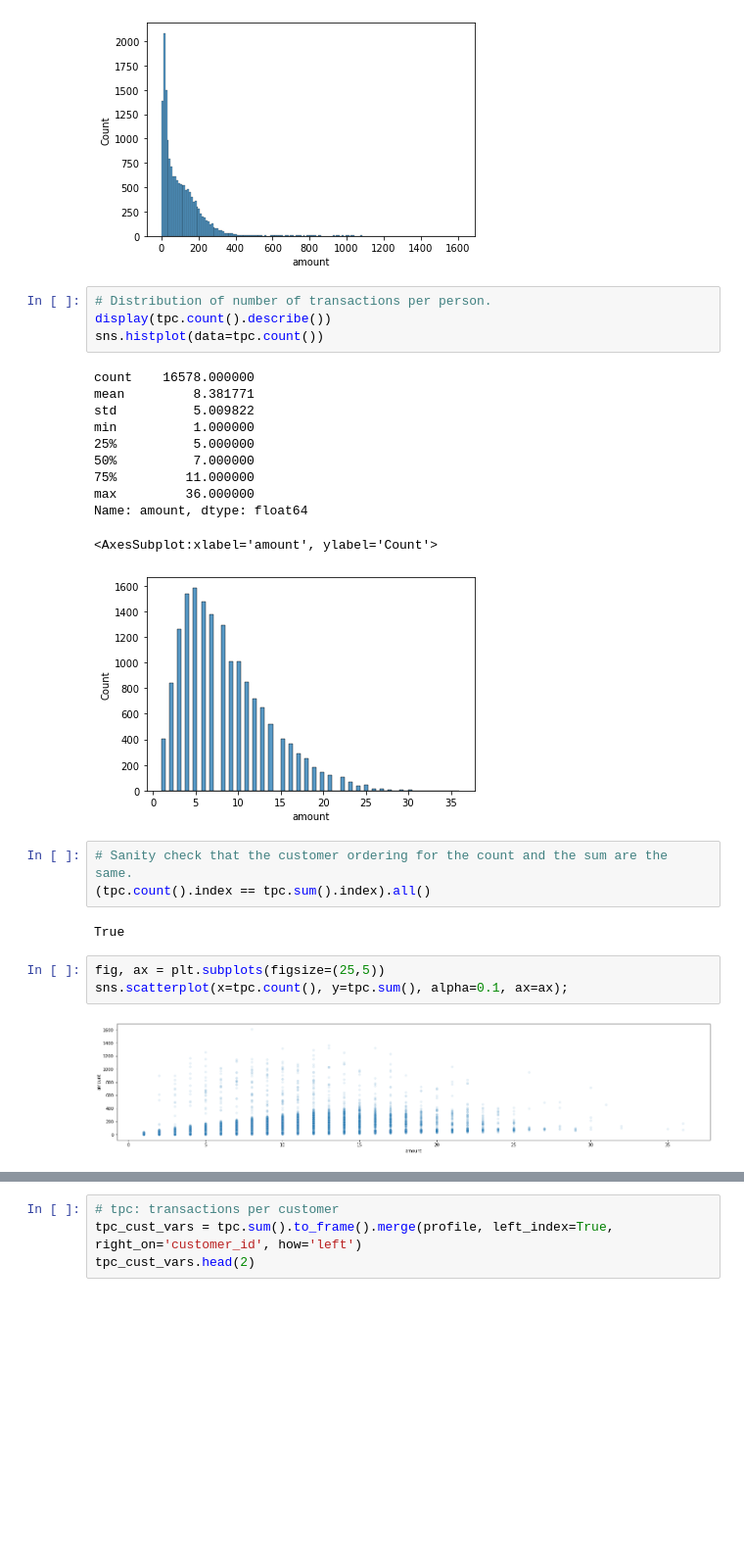
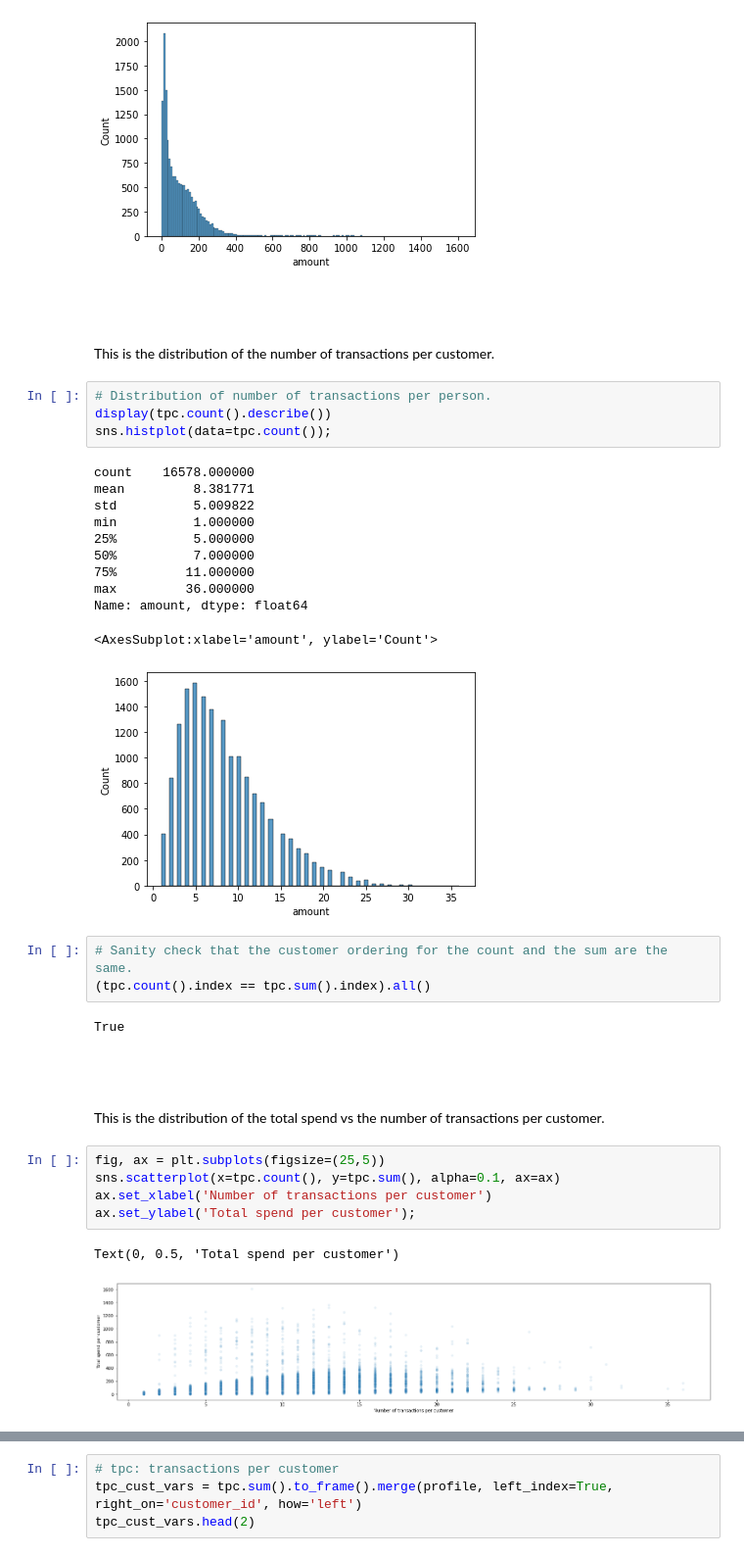
Before and after one commit to andrewKOwong/dsnd-starbucks, a Jupyter notebook: notebook-EDA.ipynb, the cells around one changed output, grey strips where cells are left out. Shown at 98% size. Cells and saved outputs as stored; diff of their text form; blank space fills up the shorter version.

```diff
--- a/notebook-EDA.ipynb
+++ b/notebook-EDA.ipynb
@@ -266,10 +291,14 @@ min          0.050000
 max       1608.690000
 Name: amount, dtype: float64
 [figure]
+# %% [markdown]
+<br><br>
+
+This is the distribution of the number of transactions per customer.
 # %%
 # Distribution of number of transactions per person.
 display(tpc.count().describe())
-sns.histplot(data=tpc.count())
+sns.histplot(data=tpc.count());
 # %% [output]
 count    16578.000000
 mean         8.381771
@@ -287,11 +316,18 @@ Name: amount, dtype: float64
 (tpc.count().index == tpc.sum().index).all()
 # %% [output]
 True
+# %% [markdown]
+<br><br>
+
+This is the distribution of the total spend vs the number of transactions per customer.
 # %%
 fig, ax = plt.subplots(figsize=(25,5))
-sns.scatterplot(x=tpc.count(), y=tpc.sum(), alpha=0.1, ax=ax);
+sns.scatterplot(x=tpc.count(), y=tpc.sum(), alpha=0.1, ax=ax)
+ax.set_xlabel('Number of transactions per customer')
+ax.set_ylabel('Total spend per customer');
 # %% [output]
+Text(0, 0.5, 'Total spend per customer')
-[figure, old version]
+[figure, new version]
 # %% [markdown]
 ### What is the relationship between transactions and customer variables?
 
```
Also changed, not shown: parts of 125 cells of this notebook.
